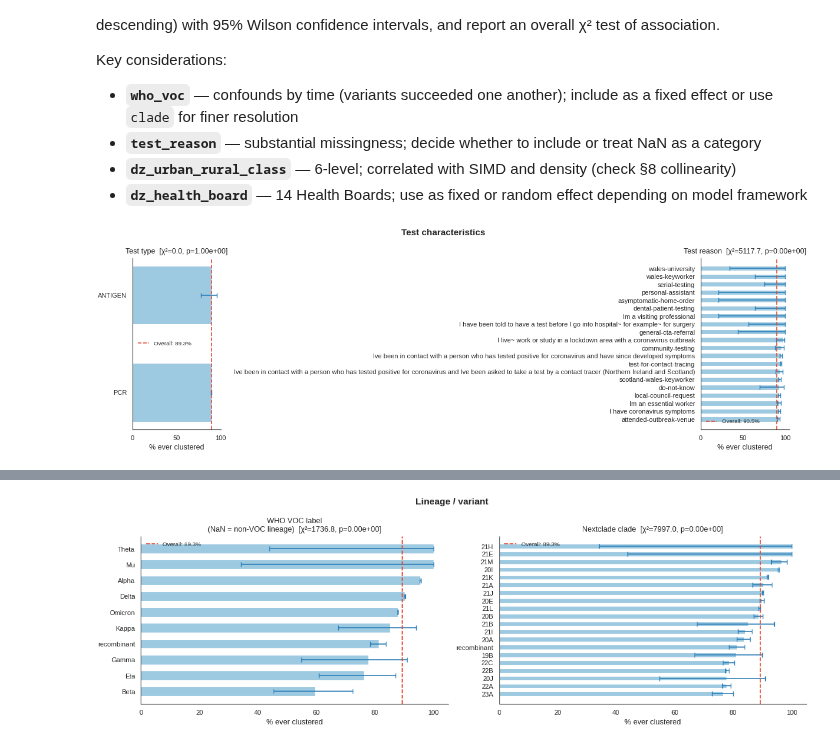
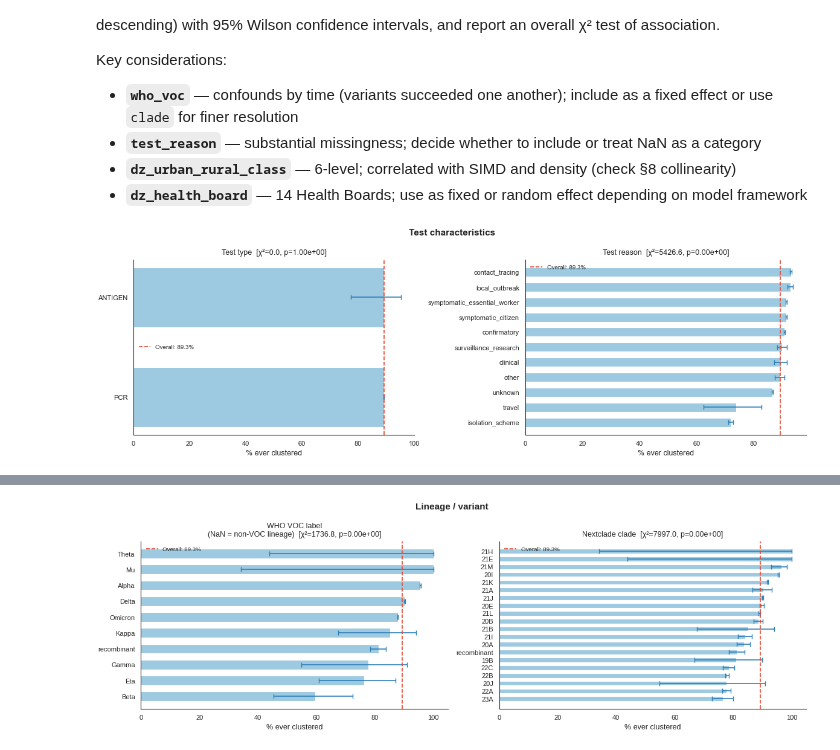
Before and after one commit to ydnkka/scotland, a Jupyter notebook: analysis/epilink_model_formulation_eda.ipynb, the cells around one changed output, grey strips where cells are left out. Cells and saved outputs as stored; diff of their text form; code cells hidden in the pictures.

```diff
--- a/analysis/epilink_model_formulation_eda.ipynb
+++ b/analysis/epilink_model_formulation_eda.ipynb
@@ -628,10 +704,10 @@ def categorical_rate_plot(data, var, outcome="ever_clustered", ax=None,
 # %%
 # ── Test characteristics ───────────────────────────────────────────────────────
 fig, axes = st.new_figure(width_in=12, height_in=4,  ncols=2)
 categorical_rate_plot(wd, "test_type",   ax=axes[0], title="Test type")
-categorical_rate_plot(wd, "test_reason", ax=axes[1], title="Test reason")
+categorical_rate_plot(wd, "test_reason_category", ax=axes[1], title="Test reason")
 plt.suptitle("Test characteristics", fontsize=11, fontweight="bold")
 plt.tight_layout()
 plt.show()
 # %% [output]
-[figure, old version]
+[figure, new version]
```
Also changed, not shown: parts of 4 cells of this notebook, 2 other files.
